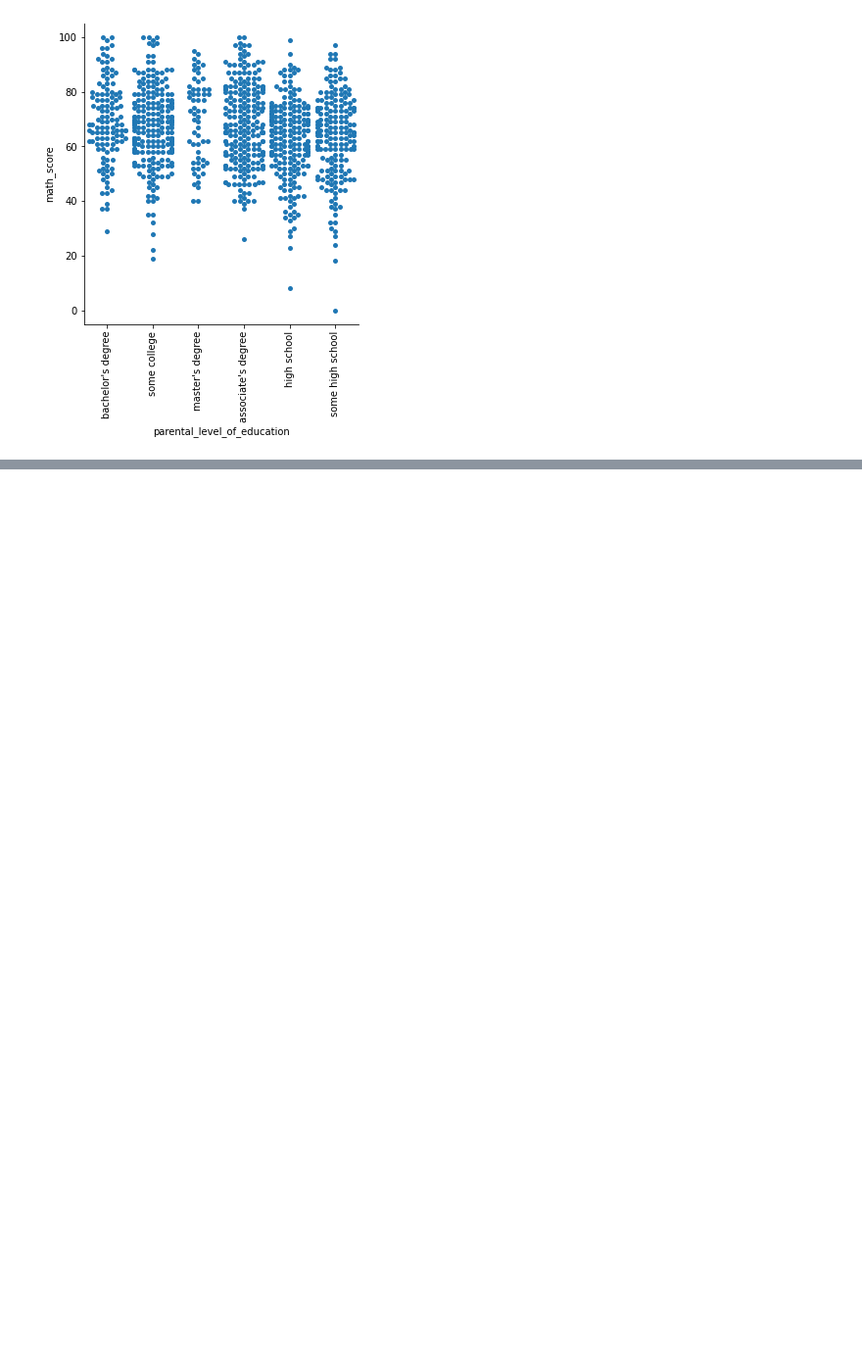
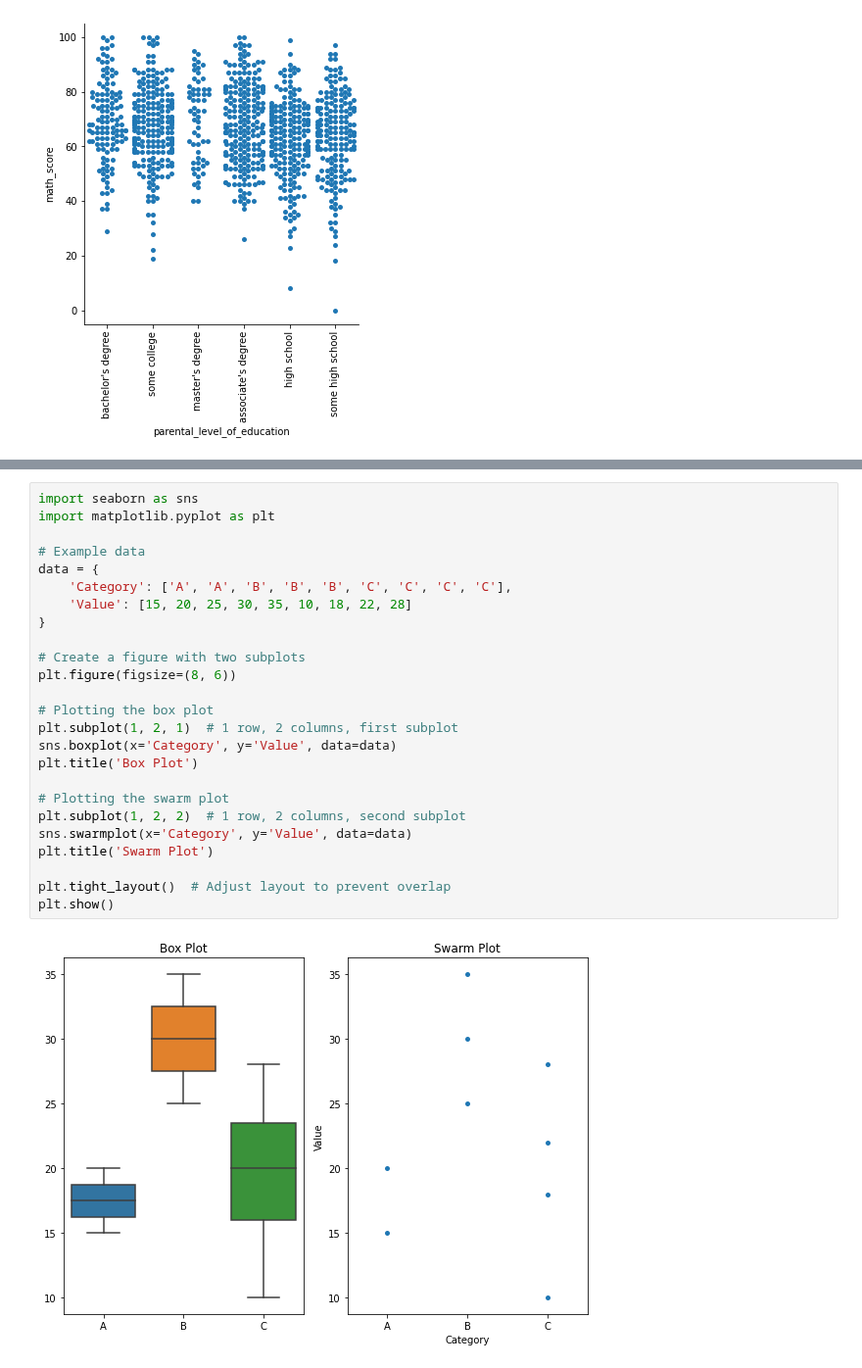
Before and after one commit to AkhilVinayakp/machine_Learning_Algorithms_python, a Jupyter notebook: Data_Analytics/DataViz/datavisualization_basics.ipynb, the cells around one changed output, grey strips where cells are left out. Shown at 98% size. Cells and saved outputs as stored; diff of their text form; blank space fills up the shorter version.

```diff
--- a/Data_Analytics/DataViz/datavisualization_basics.ipynb
+++ b/Data_Analytics/DataViz/datavisualization_basics.ipynb
@@ -103,0 +110,27 @@ plt.show()
+# %%
+import seaborn as sns
+import matplotlib.pyplot as plt
+
+# Example data
+data = {
+    'Category': ['A', 'A', 'B', 'B', 'B', 'C', 'C', 'C', 'C'],
+    'Value': [15, 20, 25, 30, 35, 10, 18, 22, 28]
+}
+
+# Create a figure with two subplots
+plt.figure(figsize=(8, 6))
+
+# Plotting the box plot
+plt.subplot(1, 2, 1)  # 1 row, 2 columns, first subplot
+sns.boxplot(x='Category', y='Value', data=data)
+plt.title('Box Plot')
+
+# Plotting the swarm plot
+plt.subplot(1, 2, 2)  # 1 row, 2 columns, second subplot
+sns.swarmplot(x='Category', y='Value', data=data)
+plt.title('Swarm Plot')
+
+plt.tight_layout()  # Adjust layout to prevent overlap
+plt.show()
+# %% [output]
+[figure, added]
```
Also changed, not shown: parts of 1 cell of this notebook, 36 other files.
